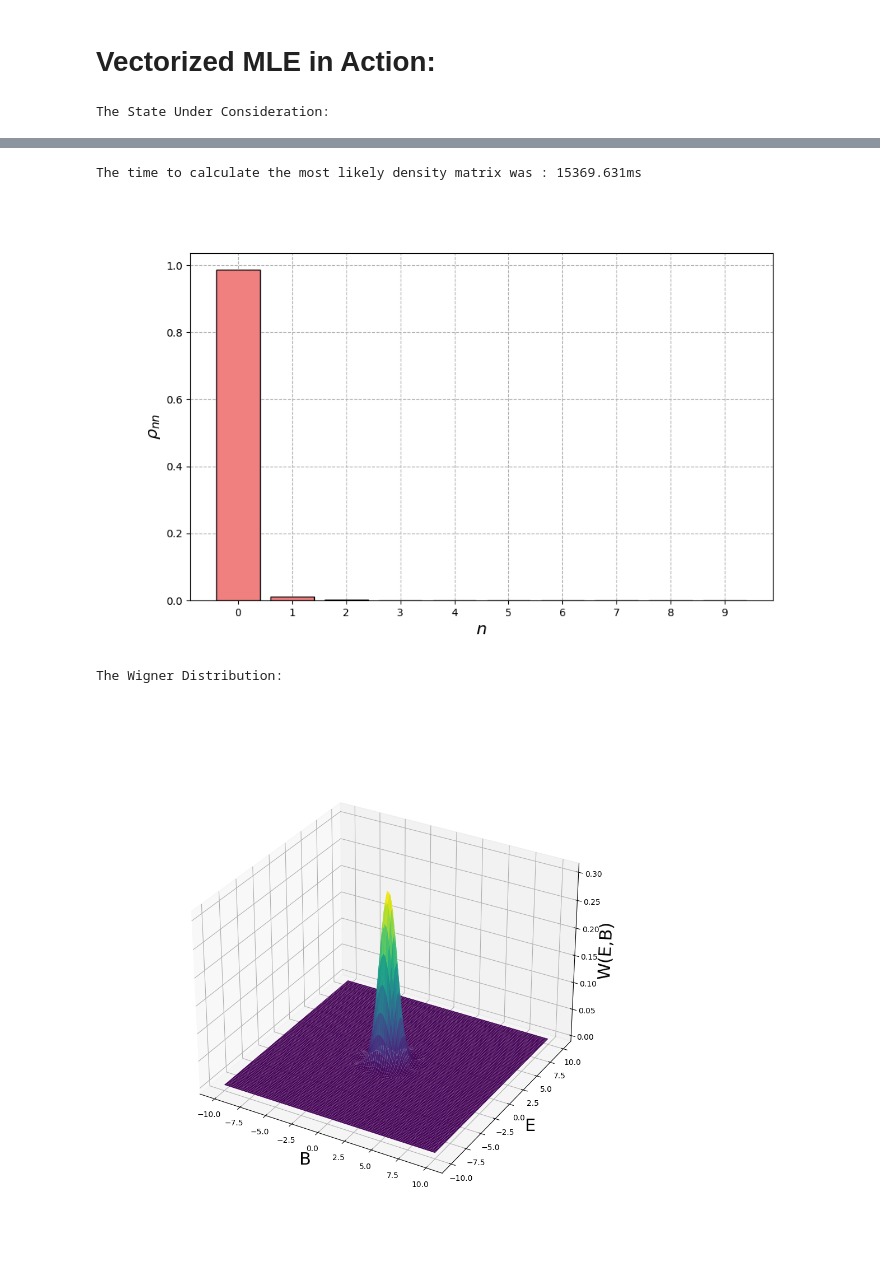
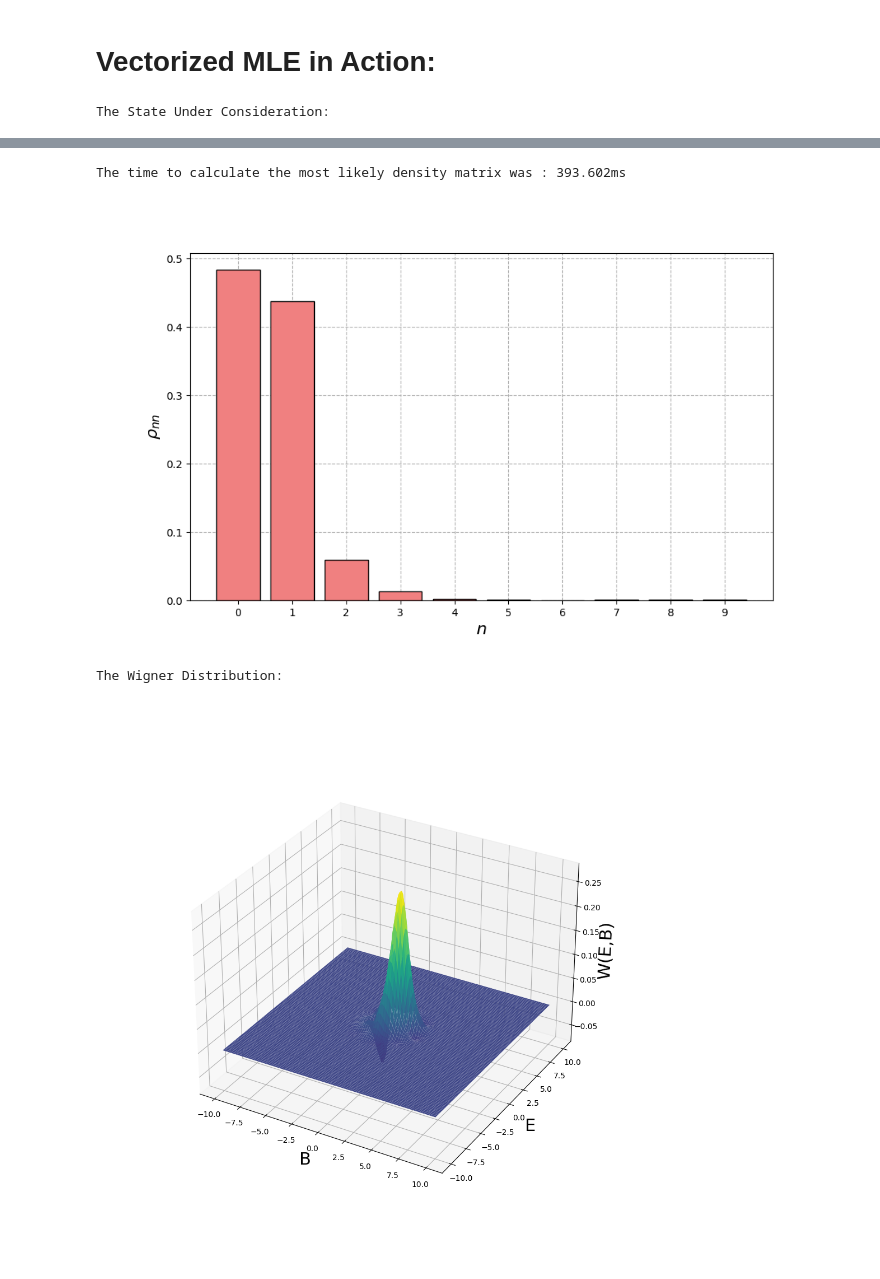
Before and after one commit to WilliamBidle/QST, a Jupyter notebook: examples/MLE.ipynb, the cells around one changed output, grey strips where cells are left out. Cells and saved outputs as stored; diff of their text form; code cells hidden in the pictures.

```diff
--- a/examples/MLE.ipynb
+++ b/examples/MLE.ipynb
@@ -13,7 +15,7 @@ num_iters = 20 # The number of iterations that will be performed - 20 is good en
 ''' WORK IN PROGRESS DON'T CHANGE THESE '''
 ''''''''''''''''''''''''''''''''''''''''''''
 include_errors = False
-num_err_iters = 5
+num_err_iters = 0
 ''''''''''''''''''''''''''''''''''''''''''''
 ''''''''''''''''''''''''''''''''''''''''''''
 ''''''''''''''''''''''''''''''''''''''''''''
@@ -22,7 +24,7 @@ is_coherent_state = False
 show_wigner = True
 visualize_steps = False
 
-data_loc = 'data/AT678F_Quadrature_Sim_01_5000.npz'
+data_loc = 'Data/Test_sim1000.npz'
 
 #################################### Perform MLE #########################################
 
@@ -44,4 +46,4 @@ The State Under Consideration:
-The time to calculate the most likely density matrix was : 15369.631ms
+The time to calculate the most likely density matrix was : 393.602ms
-[figure, old version]
+[figure, new version]
 The Wigner Distribution:
-[figure, old version]
+[figure, new version]
```
Also changed, not shown: parts of 3 cells of this notebook, 13 other files.
